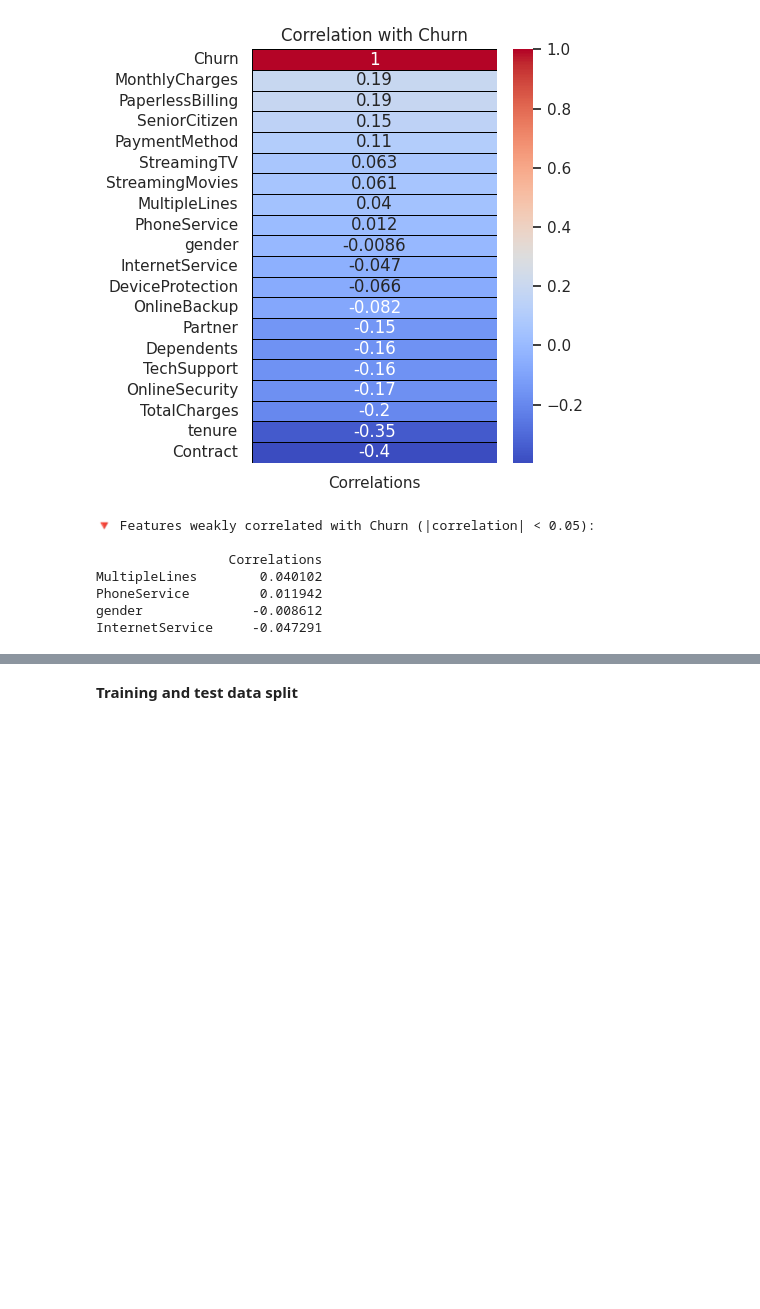
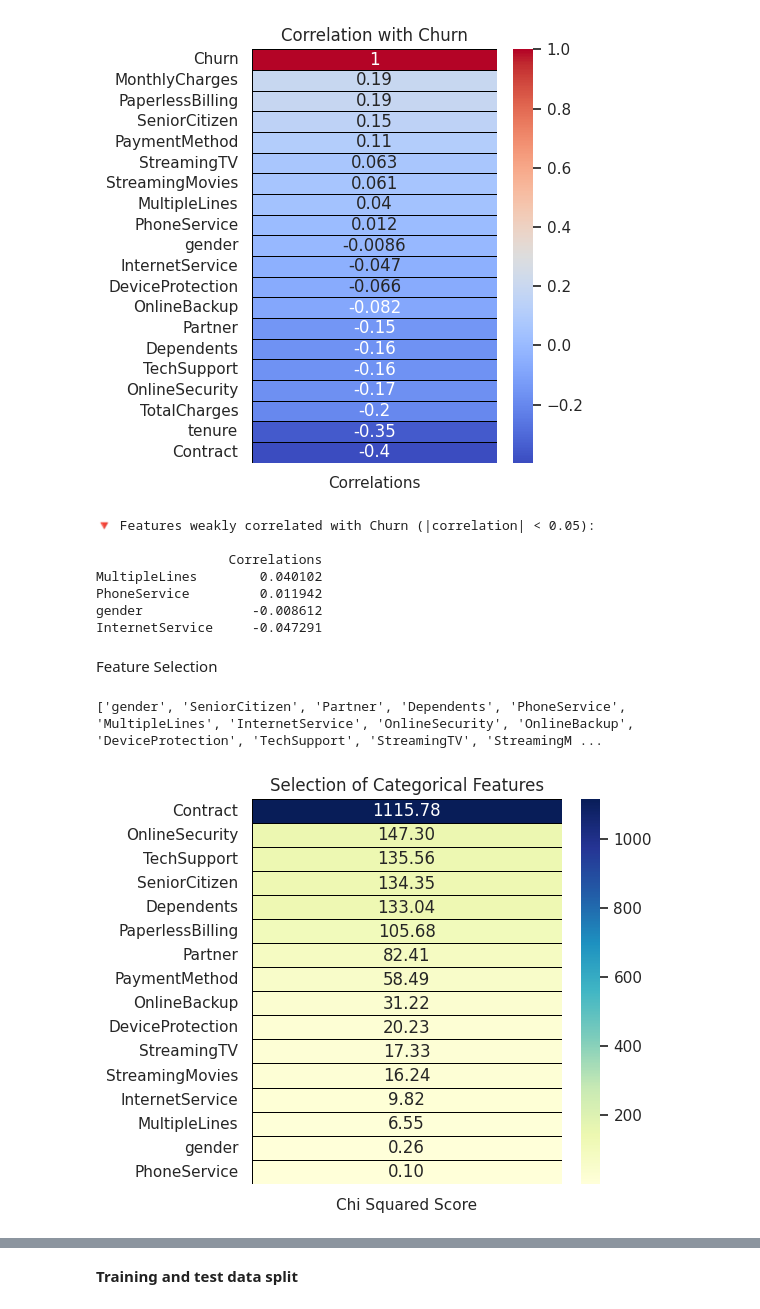
Before and after one commit to erandime/Customer-Churn-Prediction, a Jupyter notebook: Customer_Churn_Prediction.ipynb, the cells around one changed output, grey strips where cells are left out. Saved outputs shown, nothing was run; the diff lists cells and outputs as text; code cells hidden in the pictures; blank space fills up the shorter version.

```diff
--- a/Customer_Churn_Prediction.ipynb
+++ b/Customer_Churn_Prediction.ipynb
@@ -622,3 +639,28 @@ MultipleLines        0.040102
 PhoneService         0.011942
 gender              -0.008612
 InternetService     -0.047291
+# %% [markdown]
+Feature Selection
+# %%
+print(object_cols)
+# %% [output]
+['gender', 'SeniorCitizen', 'Partner', 'Dependents', 'PhoneService', 'MultipleLines', 'InternetService', 'OnlineSecurity', 'OnlineBackup', 'DeviceProtection', 'TechSupport', 'StreamingTV', 'StreamingM ...
+# %%
+# Chi-squared test for categorical features
+features = df[object_columns]
+target = df['Churn']
+
+best_features = SelectKBest(score_func=chi2, k='all')
+fit = best_features.fit(features, target)
+
+featureScores = pd.DataFrame(data=fit.scores_, index=features.columns, columns=['Chi Squared Score'])
+
+# Plot heatmap
+colors = "YlGnBu"
+plt.figure(figsize=(5, 5))
+sns.heatmap(featureScores.sort_values(by='Chi Squared Score', ascending=False),
+            annot=True, cmap=colors, linewidths=0.4, linecolor='black', fmt='.2f')
+plt.title('Selection of Categorical Features')
+plt.show()
+# %% [output]
+[figure, added]
```
Also changed, not shown: parts of 44 cells of this notebook.
